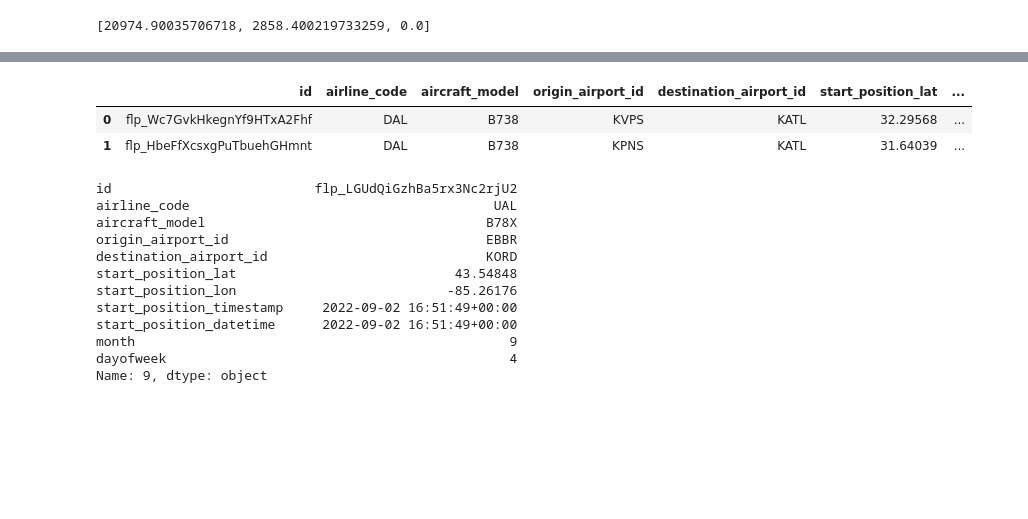
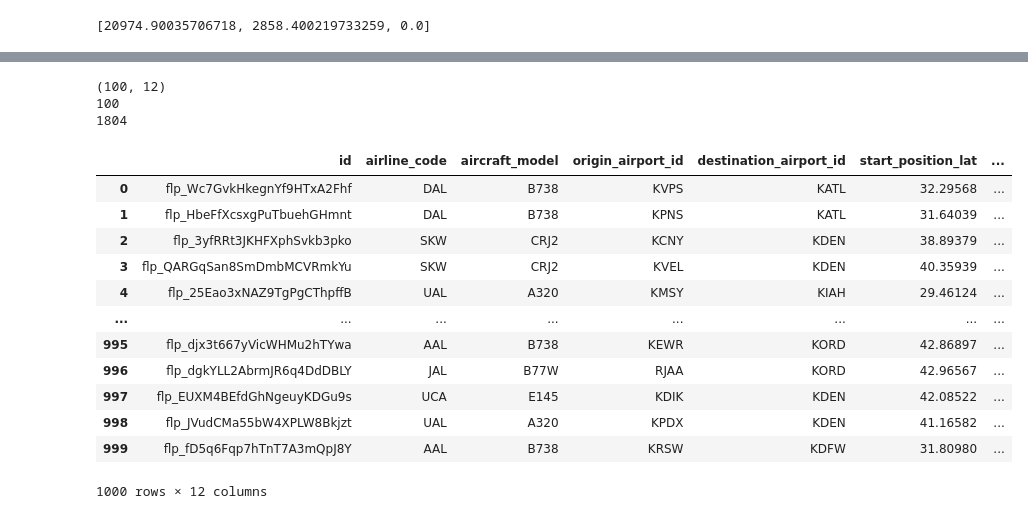
Before and after one commit to Goldas99/trajectory-prediction, a Jupyter notebook: template.ipynb, the cells around one changed output, grey strips where cells are left out. Cells and saved outputs as stored; diff of their text form; code cells hidden in the pictures; blank space fills up the shorter version.

```diff
--- a/template.ipynb
+++ b/template.ipynb
@@ -87,8 +87,8 @@ import eli5
 from eli5.sklearn import PermutationImportance
 from hyperopt import hp, fmin, tpe, STATUS_OK, space_eval
 # %%
-train_df = pd.read_csv('/home/goldas/Desktop/file-decryptor/trajectory_challenge/train_flights.csv')
-test_df = pd.read_csv('/home/goldas/Desktop/file-decryptor/trajectory_challenge/test_flights.csv')
+train_df = pd.read_csv('/Users/filipzarnecki/AiGames/data/trajectory_new/trajectory_challenge/train_flights.csv')
+test_df = pd.read_csv('/Users/filipzarnecki/AiGames/data/trajectory_new/trajectory_challenge/test_flights.csv')
 # %%
 def feature_engineering(df):
     # Date features
@@ -167,7 +167,7 @@ def get_weather_path(timestamp):
 
     weather_timestamp = date.split()[0]+'-'+hour+'_'+minute+'Z'
     #print('VIL_merc/'+'VIL-'+weather_timestamp+'.npz')
-    return '/home/goldas/Desktop/file-decryptor/trajectory_challenge/VIL_merc/'+'VIL-'+weather_timestamp+'.npz'
+    return '/Users/filipzarnecki/AiGames/data/trajectory_new/trajectory_challenge/VIL_merc/'+'VIL-'+weather_timestamp+'.npz'
 # %%
 get_weather_path(train_df['start_position_timestamp'][0])
 # %% [output]
@@ -303,23 +286,28 @@ test_df = add_route_data(test_df[:2].copy(),routes_dir)
-# %%
-train_df
-# %% [output]
-|  | id | airline_code | aircraft_model | origin_airport_id | destination_airport_id | start_position_lat | ... |
-| 0 | flp_Wc7GvkHkegnYf9HTxA2Fhf | DAL | B738 | KVPS | KATL | 32.29568 | ... |
-| 1 | flp_HbeFfXcsxgPuTbuehGHmnt | DAL | B738 | KPNS | KATL | 31.64039 | ... |
+# %%
+print(train_df_.shape)
+print(len(train_labels))
+print(len(train_labels[1][0]))
+# %% [output]
+(100, 12)
+100
+1804
+# %%
+train_df_
+# %% [output]
+|  | id | airline_code | aircraft_model | origin_airport_id | destination_airport_id | start_position_lat | ... |
+| 0 | flp_Wc7GvkHkegnYf9HTxA2Fhf | DAL | B738 | KVPS | KATL | 32.29568 | ... |
+| 1 | flp_HbeFfXcsxgPuTbuehGHmnt | DAL | B738 | KPNS | KATL | 31.64039 | ... |
+| 2 | flp_3yfRRt3JKHFXphSvkb3pko | SKW | CRJ2 | KCNY | KDEN | 38.89379 | ... |
+| 3 | flp_QARGqSan8SmDmbMCVRmkYu | SKW | CRJ2 | KVEL | KDEN | 40.35939 | ... |
+| 4 | flp_25Eao3xNAZ9TgPgCThpffB | UAL | A320 | KMSY | KIAH | 29.46124 | ... |
+| ... | ... | ... | ... | ... | ... | ... | ... |
+| 995 | flp_djx3t667yVicWHMu2hTYwa | AAL | B738 | KEWR | KORD | 42.86897 | ... |
+| 996 | flp_dgkYLL2AbrmJR6q4DdDBLY | JAL | B77W | RJAA | KORD | 42.96567 | ... |
+| 997 | flp_EUXM4BEfdGhNgeuyKDGu9s | UCA | E145 | KDIK | KDEN | 42.08522 | ... |
+| 998 | flp_JVudCMa55bW4XPLW8Bkjzt | UAL | A320 | KPDX | KDEN | 41.16582 | ... |
+| 999 | flp_fD5q6Fqp7hTnT7A3mQpJ8Y | AAL | B738 | KRSW | KDFW | 31.80980 | ... |
+1000 rows × 12 columns
 # %%
-test_df.iloc[9]
+test_df_.iloc[9]
-# %% [output]
-id                          flp_LGUdQiGzhBa5rx3Nc2rjU2
-airline_code                                       UAL
-aircraft_model                                    B78X
-origin_airport_id                                 EBBR
-destination_airport_id                            KORD
-start_position_lat                            43.54848
-start_position_lon                           -85.26176
-start_position_timestamp     2022-09-02 16:51:49+00:00
-start_position_datetime      2022-09-02 16:51:49+00:00
-month                                                9
-dayofweek                                            4
-Name: 9, dtype: object
 # %%
 route_row
```
Also changed, not shown: parts of 10 cells of this notebook.
